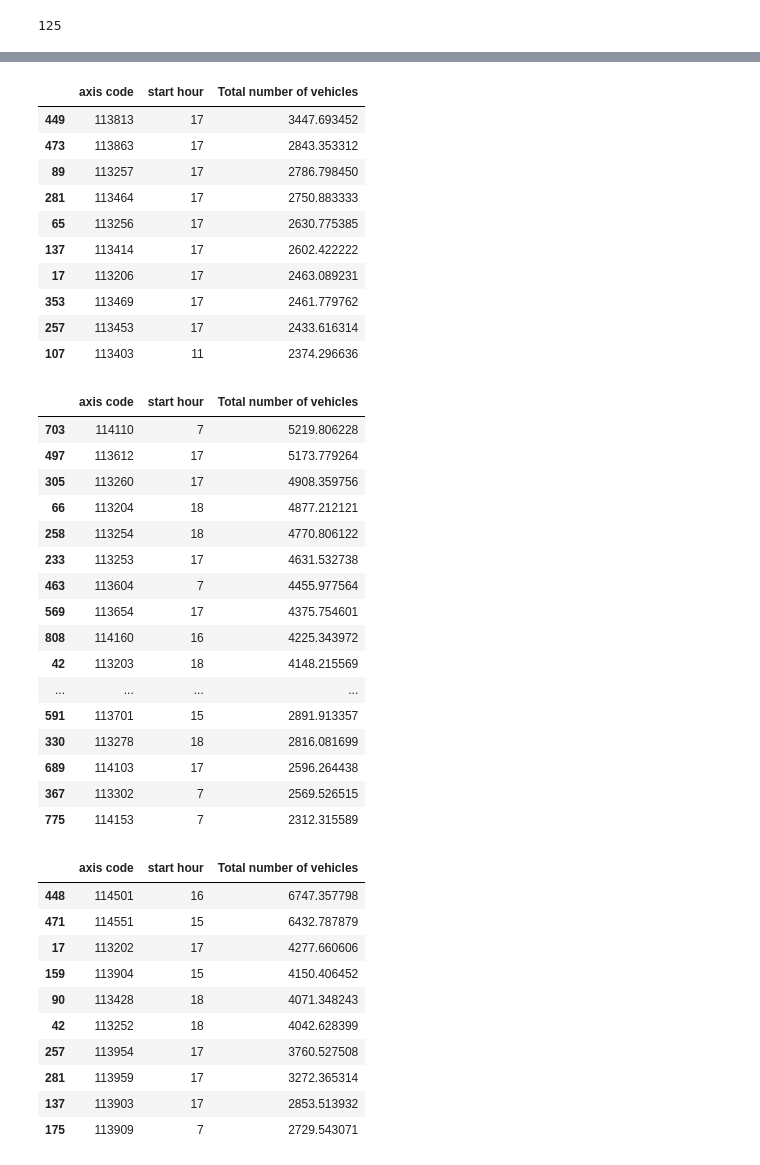
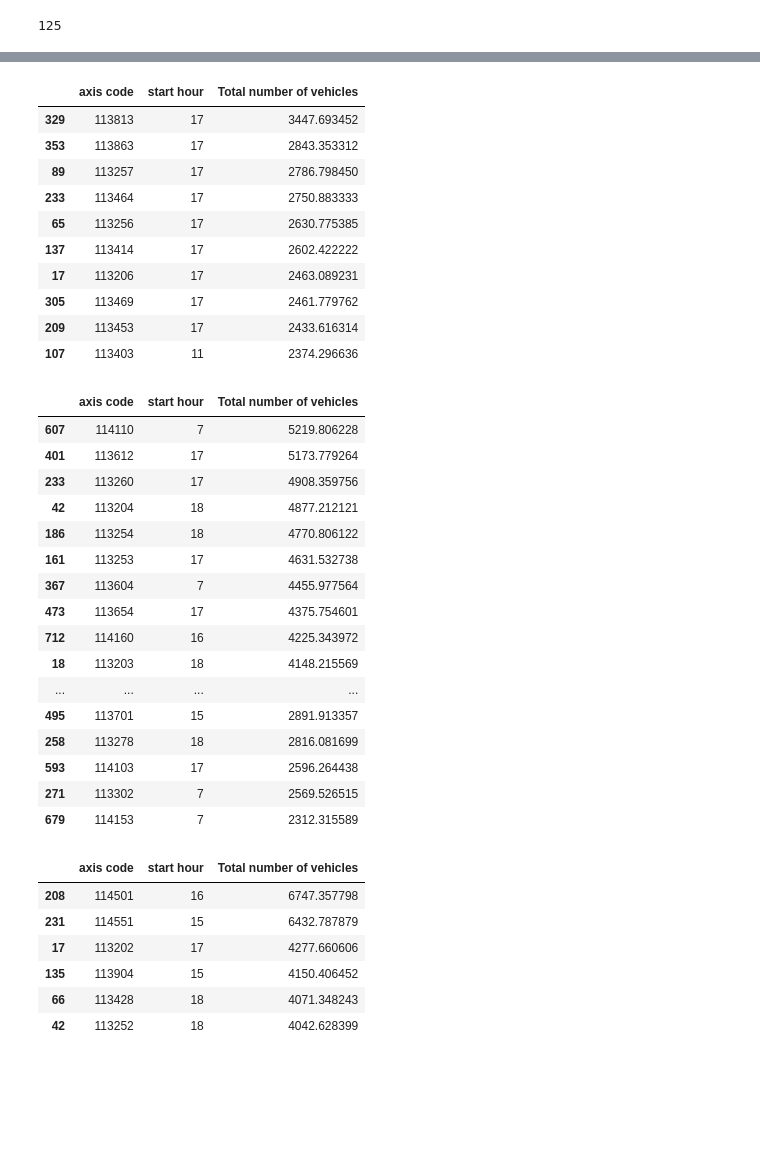
Before and after one commit to Regression1404/pulse-of-tehran, a Jupyter notebook: selector.ipynb, the cells around one changed output, grey strips where cells are left out. Cells and saved outputs as stored; diff of their text form; code cells hidden in the pictures; blank space fills up the shorter version.

```diff
--- a/selector.ipynb
+++ b/selector.ipynb
@@ -358,7 +354,7 @@ cluster_2['Total number of vehicles'] = pd.to_numeric(cluster_2['Total number of
 
 daily_traffic_2 = cluster_2.groupby(['axis code', 'date'])['Total number of vehicles'].sum().reset_index()
 
-N = 20
+N = 15
 
 top_counters_2 = daily_traffic_2.groupby('axis code')['Total number of vehicles'].mean().nlargest(N).index
 
@@ -376,15 +372,15 @@ final_selected_counters_2 = peak_hours_per_axis_2.nlargest(M, 'Total number of v
 final_selected_counters_2
 # %% [output]
 |  | axis code | start hour | Total number of vehicles |
-| 449 | 113813 | 17 | 3447.693452 |
-| 473 | 113863 | 17 | 2843.353312 |
+| 329 | 113813 | 17 | 3447.693452 |
+| 353 | 113863 | 17 | 2843.353312 |
 | 89 | 113257 | 17 | 2786.798450 |
-| 281 | 113464 | 17 | 2750.883333 |
+| 233 | 113464 | 17 | 2750.883333 |
 | 65 | 113256 | 17 | 2630.775385 |
 | 137 | 113414 | 17 | 2602.422222 |
 | 17 | 113206 | 17 | 2463.089231 |
-| 353 | 113469 | 17 | 2461.779762 |
-| 257 | 113453 | 17 | 2433.616314 |
+| 305 | 113469 | 17 | 2461.779762 |
+| 209 | 113453 | 17 | 2433.616314 |
 | 107 | 113403 | 11 | 2374.296636 |
 # %%
 cluster_3 = cluster_3.copy()
@@ -392,7 +388,7 @@ cluster_3['Total number of vehicles'] = pd.to_numeric(cluster_3['Total number of
 
 daily_traffic_3 = cluster_3.groupby(['axis code', 'date'])['Total number of vehicles'].sum().reset_index()
 
-N = 40
+N = 30
 
 top_counters_3 = daily_traffic_3.groupby('axis code')['Total number of vehicles'].mean().nlargest(N).index
 
@@ -410,56 +406,52 @@ final_selected_counters_3 = peak_hours_per_axis_3.nlargest(M, 'Total number of v
 final_selected_counters_3
 # %% [output]
 |  | axis code | start hour | Total number of vehicles |
-| 703 | 114110 | 7 | 5219.806228 |
-| 497 | 113612 | 17 | 5173.779264 |
-| 305 | 113260 | 17 | 4908.359756 |
-| 66 | 113204 | 18 | 4877.212121 |
-| 258 | 113254 | 18 | 4770.806122 |
-| 233 | 113253 | 17 | 4631.532738 |
-| 463 | 113604 | 7 | 4455.977564 |
-| 569 | 113654 | 17 | 4375.754601 |
-| 808 | 114160 | 16 | 4225.343972 |
-| 42 | 113203 | 18 | 4148.215569 |
+| 607 | 114110 | 7 | 5219.806228 |
+| 401 | 113612 | 17 | 5173.779264 |
+| 233 | 113260 | 17 | 4908.359756 |
+| 42 | 113204 | 18 | 4877.212121 |
+| 186 | 113254 | 18 | 4770.806122 |
+| 161 | 113253 | 17 | 4631.532738 |
+| 367 | 113604 | 7 | 4455.977564 |
+| 473 | 113654 | 17 | 4375.754601 |
+| 712 | 114160 | 16 | 4225.343972 |
+| 18 | 113203 | 18 | 4148.215569 |
 | ... | ... | ... | ... |
-| 591 | 113701 | 15 | 2891.913357 |
-| 330 | 113278 | 18 | 2816.081699 |
-| 689 | 114103 | 17 | 2596.264438 |
-| 367 | 113302 | 7 | 2569.526515 |
-| 775 | 114153 | 7 | 2312.315589 |
+| 495 | 113701 | 15 | 2891.913357 |
+| 258 | 113278 | 18 | 2816.081699 |
+| 593 | 114103 | 17 | 2596.264438 |
+| 271 | 113302 | 7 | 2569.526515 |
+| 679 | 114153 | 7 | 2312.315589 |
 # %%
 cluster_4 = cluster_4.copy()
 cluster_4['Total number of vehicles'] = pd.to_numeric(cluster_4['Total number of vehicles'], errors='coerce')
 
 daily_traffic_4 = cluster_4.groupby(['axis code', 'date'])['Total number of vehicles'].sum().reset_index()
 
-N = 20
+N = 10
 
 top_counters_4 = daily_traffic_4.groupby('axis code')['Total number of vehicles'].mean().nlargest(N).index
 
 filtered_df_4 = cluster_4[cluster_4['axis code'].isin(top_counters_4)]
 
 filtered_df_4['axis code'].unique()
 
 hourly_traffic_4 = filtered_df_4.groupby(['axis code', 'start hour'])['Total number of vehicles'].mean().reset_index()
 
 peak_hours_per_axis_4 = hourly_traffic_4.loc[hourly_traffic_4.groupby('axis code')['Total number of vehicles'].idxmax()]
 
-M = 10
+M = 6
 final_selected_counters_4 = peak_hours_per_axis_4.nlargest(M, 'Total number of vehicles')
 
 final_selected_counters_4
 # %% [output]
 |  | axis code | start hour | Total number of vehicles |
-| 448 | 114501 | 16 | 6747.357798 |
-| 471 | 114551 | 15 | 6432.787879 |
+| 208 | 114501 | 16 | 6747.357798 |
+| 231 | 114551 | 15 | 6432.787879 |
 | 17 | 113202 | 17 | 4277.660606 |
-| 159 | 113904 | 15 | 4150.406452 |
-| 90 | 113428 | 18 | 4071.348243 |
+| 135 | 113904 | 15 | 4150.406452 |
+| 66 | 113428 | 18 | 4071.348243 |
 | 42 | 113252 | 18 | 4042.628399 |
-| 257 | 113954 | 17 | 3760.527508 |
-| 281 | 113959 | 17 | 3272.365314 |
-| 137 | 113903 | 17 | 2853.513932 |
-| 175 | 113909 | 7 | 2729.543071 |
 # %%
 cluster_5 = cluster_5.copy()
 cluster_5['Total number of vehicles'] = pd.to_numeric(cluster_5['Total number of vehicles'], errors='coerce')
```
Also changed, not shown: parts of 2 cells of this notebook.
